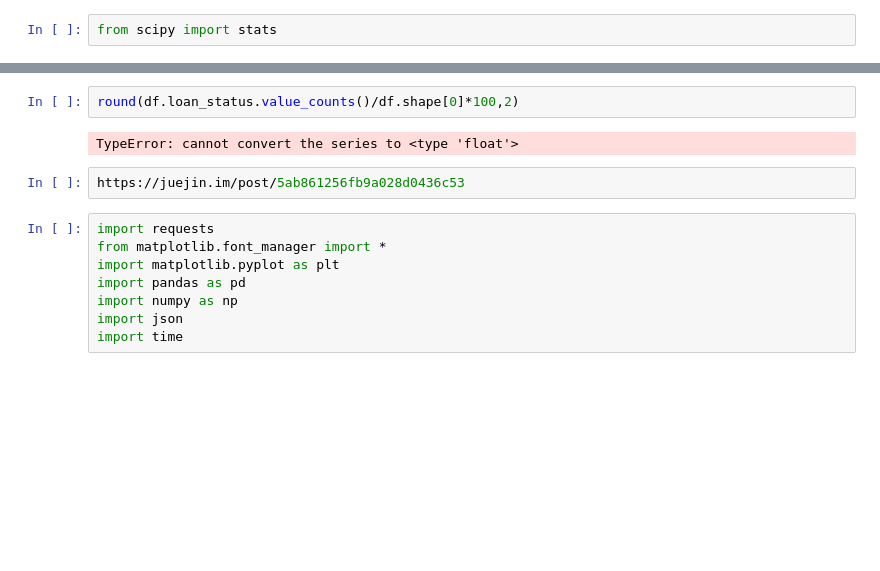
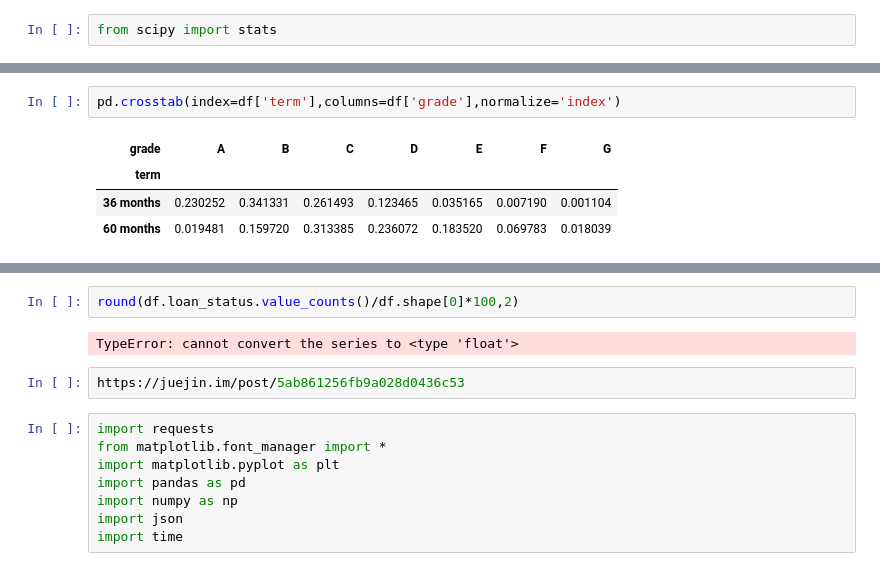
Before and after one commit to brandy-lei/LC, a Jupyter notebook: Untitled.ipynb, the cells around one changed output, grey strips where cells are left out. Saved outputs shown, nothing was run; the diff lists cells and outputs as text; blank space fills up the shorter version.

```diff
--- a/Untitled.ipynb
+++ b/Untitled.ipynb
@@ -519,0 +575,7 @@ Ttest_indResult(statistic=-446.17741169251684, pvalue=0.0)
+# %%
+pd.crosstab(index=df['term'],columns=df['grade'],normalize='index')
+# %% [output]
+| grade | A | B | C | D | E | F | G |
+| term |  |  |  |  |  |  |  |
+| 36 months | 0.230252 | 0.341331 | 0.261493 | 0.123465 | 0.035165 | 0.007190 | 0.001104 |
+| 60 months | 0.019481 | 0.159720 | 0.313385 | 0.236072 | 0.183520 | 0.069783 | 0.018039 |
```
Also changed, not shown: parts of 19 cells of this notebook.
